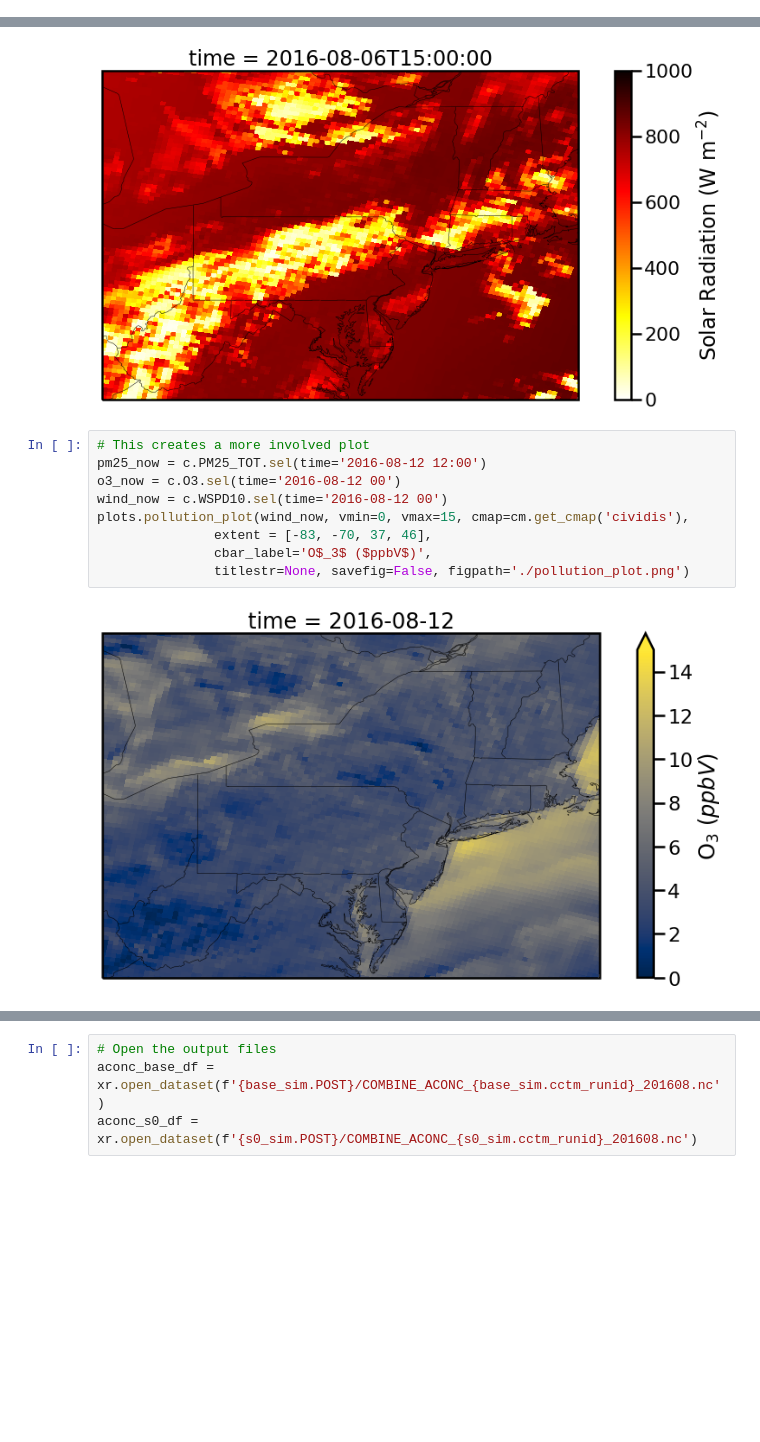
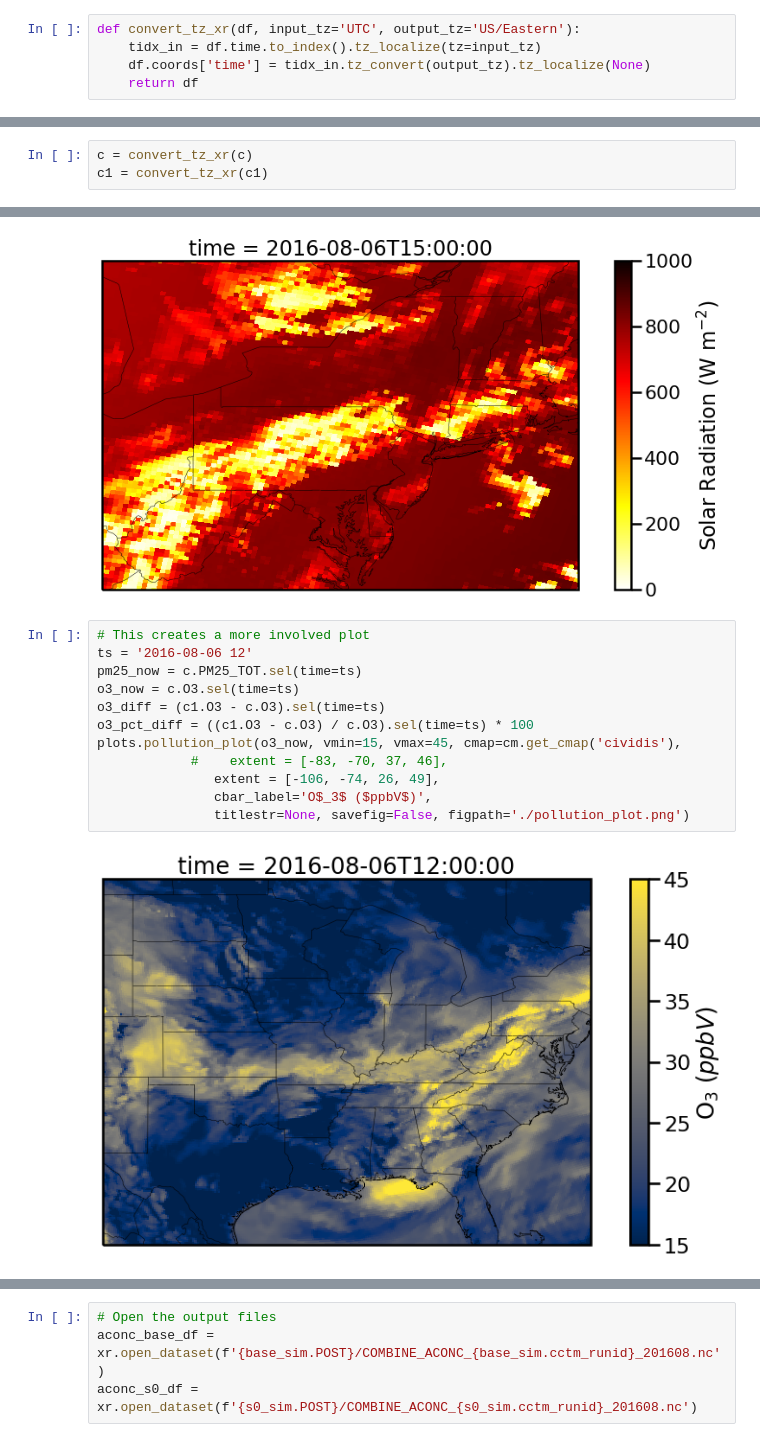
Before and after one commit to jeffreysward/cmaqpy, a Jupyter notebook: notebooks/Visualize cctm output dev.ipynb, the cells around one changed output, grey strips where cells are left out. Saved outputs shown, nothing was run; the diff lists cells and outputs as text; blank space fills up the shorter version.

Commit message:
Mostly minor updates to vis notebooks and plotting functions

```diff
--- a/notebooks/Visualize cctm output dev.ipynb
+++ b/notebooks/Visualize cctm output dev.ipynb
@@ -17,3 +20,8 @@ import monetio as mio
+# %%
+def convert_tz_xr(df, input_tz='UTC', output_tz='US/Eastern'):
+    tidx_in = df.time.to_index().tz_localize(tz=input_tz)
+    df.coords['time'] = tidx_in.tz_convert(output_tz).tz_localize(None)
+    return df
 # %%
 # Specify the start/end times
 start_datetime = 'August 06, 2016'  # first day that you want run
@@ -59,3 +67,6 @@ Data variables: (12/143)
     FILEDESC:       Concentration file output                                ...
     HISTORY:
     proj4_srs:      +proj=lcc +lat_1=33.0 +lat_2=45.0 +lat_0=40.0 +lon_0=-97....
+# %%
+c = convert_tz_xr(c)
+c1 = convert_tz_xr(c1)
@@ -156,14 +208,17 @@ plots.pollution_plot(rad_now, vmin=-1, vmax=1000, cmap=cm.get_cmap('hot_r'),
 [figure]
 # %%
 # This creates a more involved plot
-pm25_now = c.PM25_TOT.sel(time='2016-08-12 12:00')
-o3_now = c.O3.sel(time='2016-08-12 00')
-wind_now = c.WSPD10.sel(time='2016-08-12 00')
-plots.pollution_plot(wind_now, vmin=0, vmax=15, cmap=cm.get_cmap('cividis'),
-               extent = [-83, -70, 37, 46],
+ts = '2016-08-06 12'
+pm25_now = c.PM25_TOT.sel(time=ts)
+o3_now = c.O3.sel(time=ts)
+o3_diff = (c1.O3 - c.O3).sel(time=ts)
+o3_pct_diff = ((c1.O3 - c.O3) / c.O3).sel(time=ts) * 100
+plots.pollution_plot(o3_now, vmin=15, vmax=45, cmap=cm.get_cmap('cividis'),
+            #    extent = [-83, -70, 37, 46],
+               extent = [-106, -74, 26, 49],
                cbar_label='O$_3$ ($ppbV$)',
                titlestr=None, savefig=False, figpath='./pollution_plot.png')
 # %% [output]
-[figure, old version]
+[figure, new version]
 # %%
 # Produce a mean plot for PM2.5
```
Also changed, not shown: parts of 10 cells of this notebook, 5 other files.
